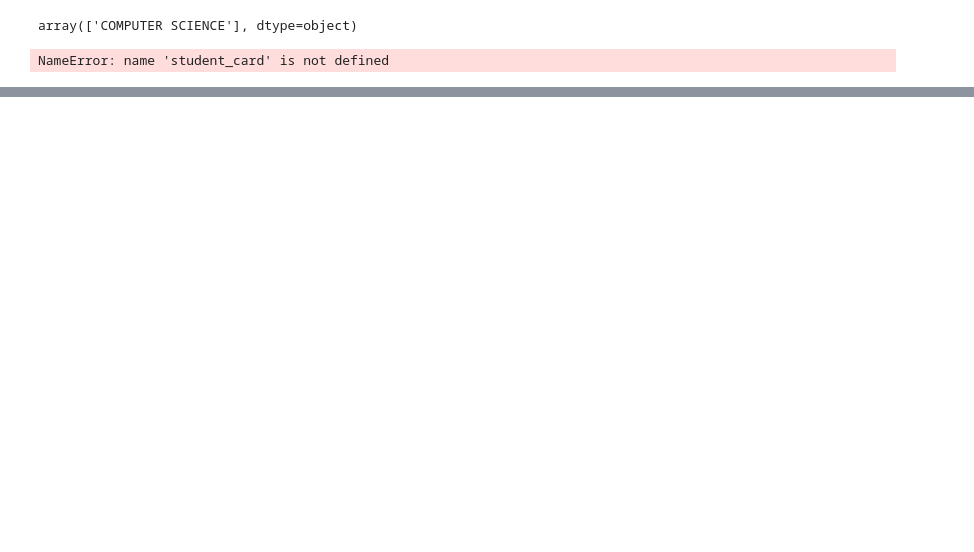
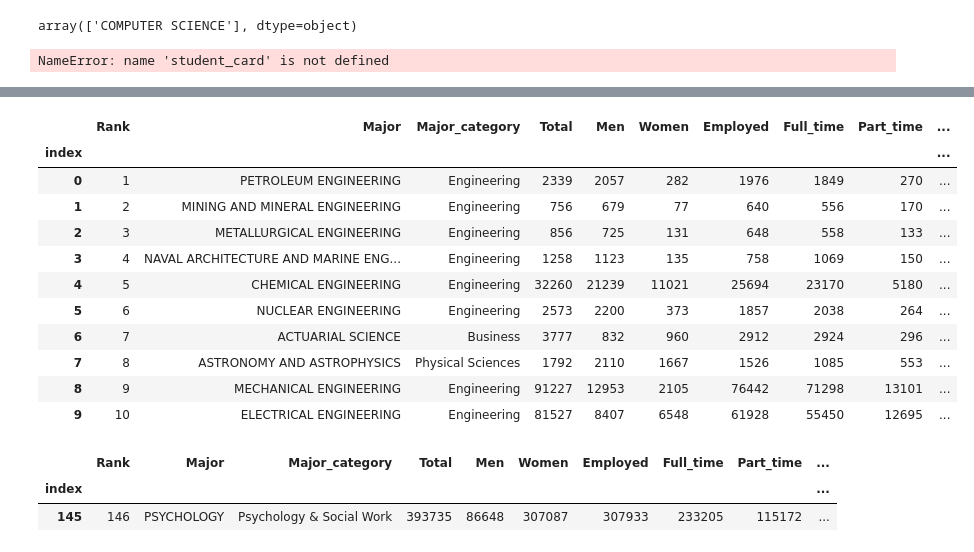
Before and after one commit to volfs01/College-Majors-and-their-Graduates_app, a Jupyter notebook: College-Majors-and-their-Graduates_app.ipynb, the cells around one changed output, grey strips where cells are left out. Drawn from its saved outputs; the diff is of its cells as text; code cells hidden in the pictures; blank space fills up the shorter version.

```diff
--- a/College-Majors-and-their-Graduates_app.ipynb
+++ b/College-Majors-and-their-Graduates_app.ipynb
@@ -241,0 +442,2 @@ Glyph 44032 (\N{HANGUL SYLLABLE GA}) missing from current font.
+# %%
+df_recent = df_recent.drop(['Median','P25th','P75th','ShareWomen','Sample_size','Major_code','Full_time_year_round',axis= 1)
@@ -241,0 +448,4 @@ Glyph 44032 (\N{HANGUL SYLLABLE GA}) missing from current font.
+# %%
+df_recent['man_ratio'] = df_recent['Men'] / df_recent['Total'] * 100
+# %%
+df_recent['Woman_ratio'] = df_recent['Women'] / df_recent['Total'] * 100
@@ -241,0 +462,15 @@ Glyph 44032 (\N{HANGUL SYLLABLE GA}) missing from current font.
+# %%
+df_recent.head(10)
+# %% [output]
+|  | Rank | Major | Major_category | Total | Men | Women | Employed | Full_time | Part_time | ... |
+| index |  |  |  |  |  |  |  |  |  | ... |
+| 0 | 1 | PETROLEUM ENGINEERING | Engineering | 2339 | 2057 | 282 | 1976 | 1849 | 270 | ... |
+| 1 | 2 | MINING AND MINERAL ENGINEERING | Engineering | 756 | 679 | 77 | 640 | 556 | 170 | ... |
+| 2 | 3 | METALLURGICAL ENGINEERING | Engineering | 856 | 725 | 131 | 648 | 558 | 133 | ... |
+| 3 | 4 | NAVAL ARCHITECTURE AND MARINE ENG... | Engineering | 1258 | 1123 | 135 | 758 | 1069 | 150 | ... |
+| 4 | 5 | CHEMICAL ENGINEERING | Engineering | 32260 | 21239 | 11021 | 25694 | 23170 | 5180 | ... |
+| 5 | 6 | NUCLEAR ENGINEERING | Engineering | 2573 | 2200 | 373 | 1857 | 2038 | 264 | ... |
+| 6 | 7 | ACTUARIAL SCIENCE | Business | 3777 | 832 | 960 | 2912 | 2924 | 296 | ... |
+| 7 | 8 | ASTRONOMY AND ASTROPHYSICS | Physical Sciences | 1792 | 2110 | 1667 | 1526 | 1085 | 553 | ... |
+| 8 | 9 | MECHANICAL ENGINEERING | Engineering | 91227 | 12953 | 2105 | 76442 | 71298 | 13101 | ... |
+| 9 | 10 | ELECTRICAL ENGINEERING | Engineering | 81527 | 8407 | 6548 | 61928 | 55450 | 12695 | ... |
@@ -241,0 +479,6 @@ Glyph 44032 (\N{HANGUL SYLLABLE GA}) missing from current font.
+# %%
+df_recent.loc[df_recent['Low_wage_jobs'].max() == df_recent['Low_wage_jobs'] , :]
+# %% [output]
+|  | Rank | Major | Major_category | Total | Men | Women | Employed | Full_time | Part_time | ... |
+| index |  |  |  |  |  |  |  |  |  | ... |
+| 145 | 146 | PSYCHOLOGY | Psychology & Social Work | 393735 | 86648 | 307087 | 307933 | 233205 | 115172 | ... |
```
Also changed, not shown: parts of 44 cells of this notebook, 3 other files.
